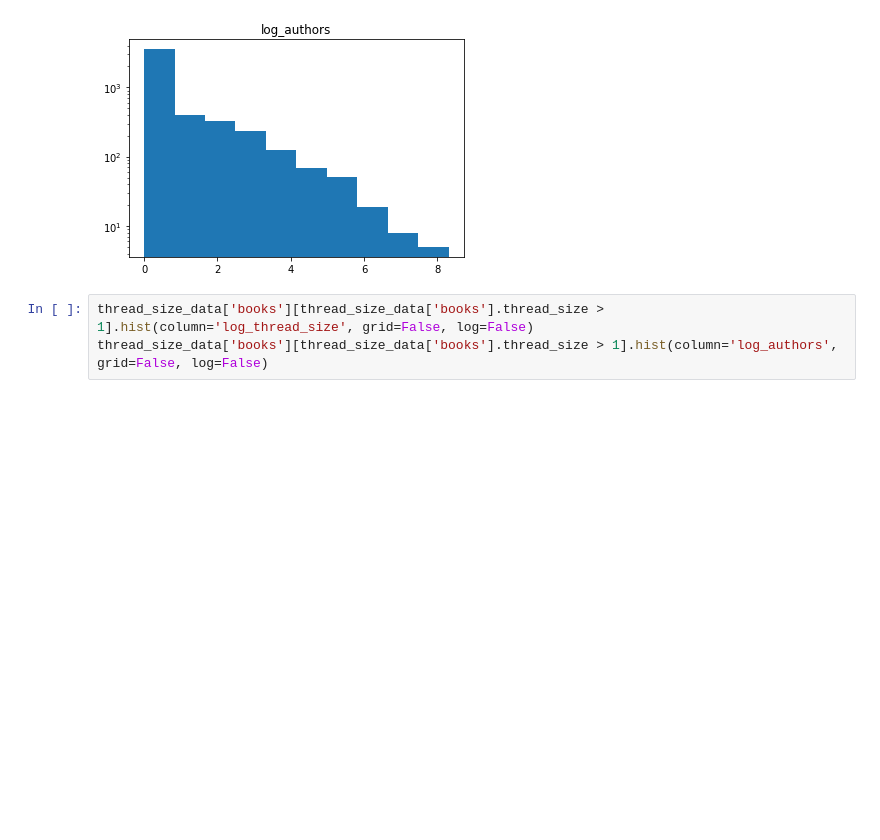
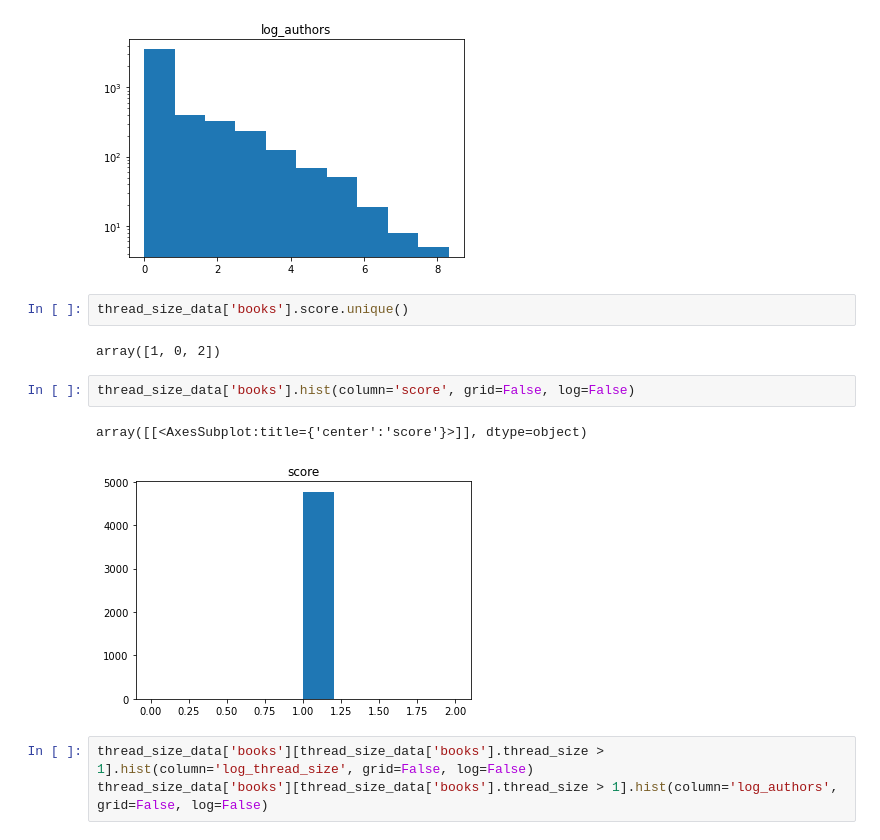
Before and after one commit to caralynch/reddit_analyses, a Jupyter notebook: 9_regression.ipynb, the cells around one changed output. Drawn from its saved outputs; the diff is of its cells as text; blank space fills up the shorter version.

```diff
--- a/9_regression.ipynb
+++ b/9_regression.ipynb
@@ -134,6 +148,15 @@ thread_size_data['books'].hist(column='log_authors', grid=False, log=True)
 array([[<AxesSubplot:title={'center':'log_authors'}>]], dtype=object)
 [figure]
 [figure]
+# %%
+thread_size_data['books'].score.unique()
+# %% [output]
+array([1, 0, 2])
+# %%
+thread_size_data['books'].hist(column='score', grid=False, log=False)
+# %% [output]
+array([[<AxesSubplot:title={'center':'score'}>]], dtype=object)
+[figure, added]
 # %%
 thread_size_data['books'][thread_size_data['books'].thread_size > 1].hist(column='log_thread_size', grid=False, log=False)
 thread_size_data['books'][thread_size_data['books'].thread_size > 1].hist(column='log_authors', grid=False, log=False)
```
Also changed, not shown: parts of 11 cells of this notebook, 6 other files.
